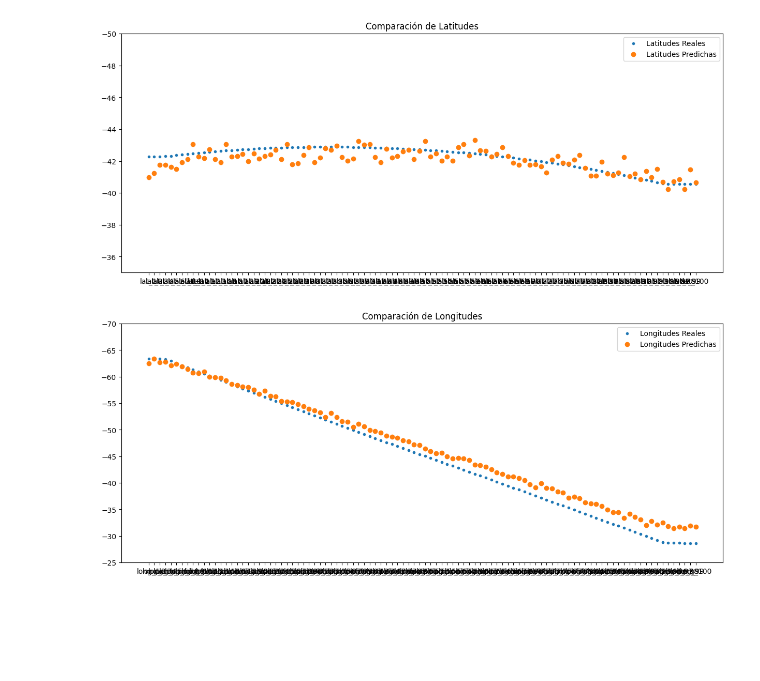
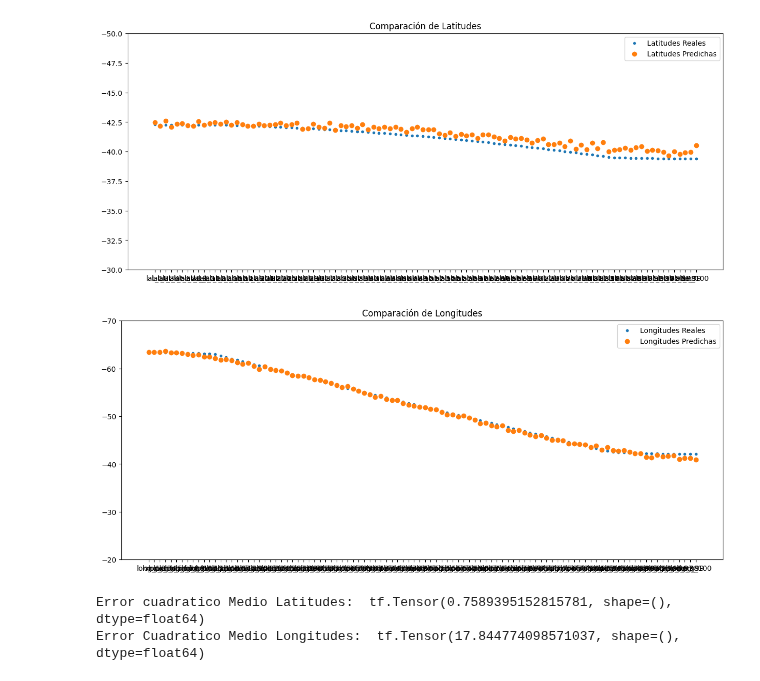
Before and after one commit to ValeFernando840/Ray-Tracing, a Jupyter notebook: Entrenamiento_Lat_long.ipynb, the cells around one changed output. Drawn from its saved outputs; the diff is of its cells as text; code cells hidden in the pictures; blank space fills up the shorter version.

```diff
--- a/Entrenamiento_Lat_long.ipynb
+++ b/Entrenamiento_Lat_long.ipynb
@@ -52,19 +52,26 @@ x_test.head()
 | 4371 | -42.28 | -63.4 | 0 | 23.0 | 32 | 88 | 2010.0 | 1215 | ... |
 | 831 | -42.28 | -63.4 | 0 | 10.0 | 5 | 98 | 2010.0 | 519 | ... |
 | 1421 | -42.28 | -63.4 | 0 | 10.0 | 5 | 98 | 2010.0 | 825 | ... |
+# %%
+from tensorflow.keras import backend as K
+
+def custom_mse(y_true,y_pred):
+  return K.mean(K.square(y_pred-y_true), axis = -1)
 # %%
 # Sección si es necesario Normalizar o no, las latitudes y longitudes
 
 # Modelo Red Neuronal capas
-l2_reg = 0.005
+l2_reg = 0.003
+
 inputs = Input(shape =(10,))
 encoded = Dense(8, activation = 'relu',kernel_regularizer=l2(l2_reg))(inputs)
 encoded = Dense(16, activation = "relu",kernel_regularizer=l2(l2_reg))(encoded)
 encoded = Dense(32, activation = "relu",kernel_regularizer=l2(l2_reg))(encoded)
 encoded = Dense(64, activation = "relu",kernel_regularizer=l2(l2_reg))(encoded)
+encoded = Dense(128, activation = "relu",kernel_regularizer=l2(l2_reg))(encoded)
 decoded = Dense(200, activation = 'linear',kernel_regularizer=l2(l2_reg))(encoded)
 
 autoencoder = Model(inputs,decoded)
-autoencoder.compile(optimizer = 'adam', loss='mse')
+autoencoder.compile(optimizer = 'adamW', loss='mse',metrics = [custom_mse])
 autoencoder.summary()
 # %% [output]
@@ -89,6 +98,7 @@ Model: "functional_2"
  Non-trainable params: 0 (0.00 B)
 # %%
 # Entrenamiento
-history = autoencoder.fit(x_train,y_train, epochs=120, batch_size = 80,
-                          validation_data = (x_test,y_test))
+history = autoencoder.fit(x_train,y_train, epochs=150, batch_size = 80
+                          )
+#validation_data = (x_test,y_test)
 # %% [output]
@@ -124,6 +142,6 @@ plt.show()
 # %%
 # Predecimos una muestra en particular de mi df
-idx =110
+idx = 57
 
 y_pred = autoencoder.predict(np.expand_dims(x_test.iloc[idx], axis = 0))
 
@@ -139,7 +157,7 @@ y_pred_longitudes = y_pred[0,100:200]
 plt.figure(figsize = (15,6))
 plt.plot(y_true_latitudes, label = 'Latitudes Reales', linestyle = 'None', marker = '.')
 plt.plot(y_pred_latitudes, label = 'Latitudes Predichas', linestyle = 'None', marker = 'o')
-plt.ylim(-35,-50)
+plt.ylim(-30,-50)
 plt.title('Comparación de Latitudes')
 plt.legend()
 plt.show()
@@ -148,7 +166,7 @@ plt.show()
 plt.figure(figsize=(15,6))
 plt.plot(y_true_longitudes,label= 'Longitudes Reales', linestyle = 'None',marker= '.')
 plt.plot(y_pred_longitudes,label= 'Longitudes Predichas', linestyle = 'None', marker = 'o')
-plt.ylim(-25,-70)
+plt.ylim(-20,-70)
 plt.title("Comparación de Longitudes")
 plt.legend()
 plt.show()
@@ -157,5 +175,13 @@ plt.show()
-[figure, old version]
+[figure, new version]
-[figure, old version]
+[figure, new version]
+# %%
+mse_latitudes = custom_mse(y_true_latitudes,y_pred_latitudes)
+print("Error cuadratico Medio Latitudes: ",mse_latitudes)
+mse_longitudes = custom_mse (y_true_longitudes, y_pred_longitudes)
+print("Error Cuadratico Medio Longitudes: ",mse_longitudes)
+# %% [output]
+Error cuadratico Medio Latitudes:  tf.Tensor(0.7589395152815781, shape=(), dtype=float64)
+Error Cuadratico Medio Longitudes:  tf.Tensor(17.844774098571037, shape=(), dtype=float64)
 # %%
 save_model = False
 
```
Also changed, not shown: parts of 7 cells of this notebook, 3 other files.
